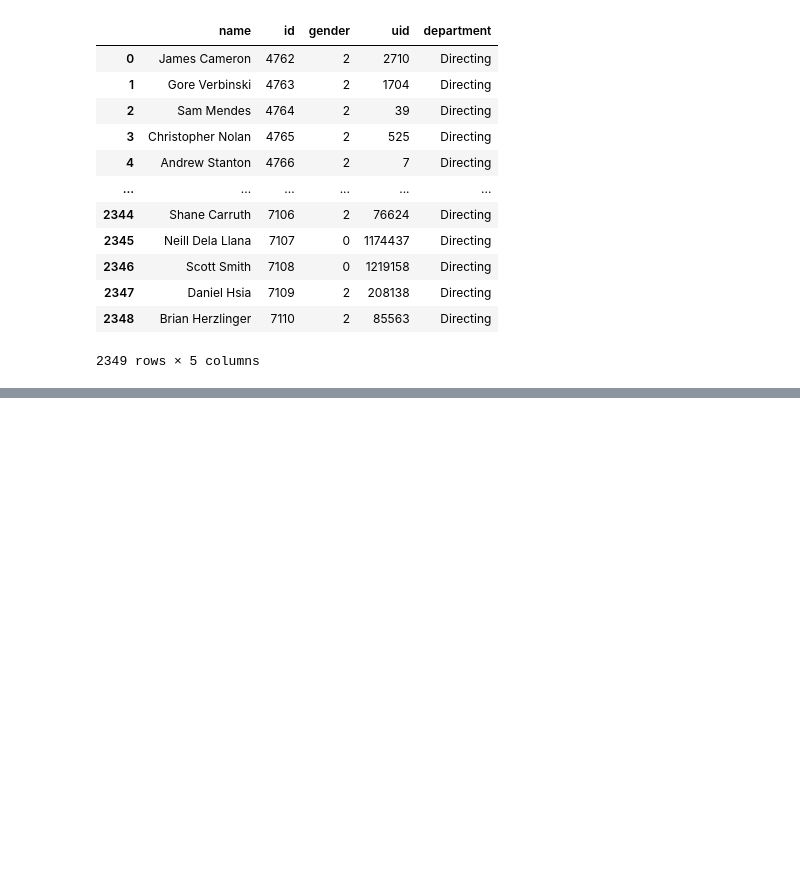
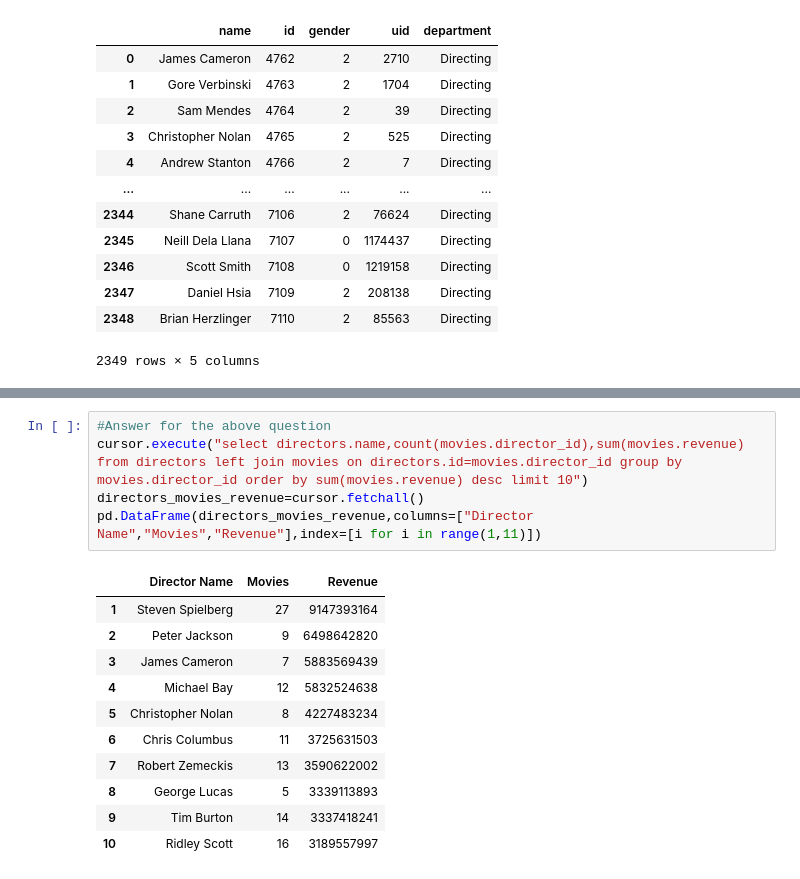
Before and after one commit to Skull-7/Pandas_and_sql_project, a Jupyter notebook: first_project_with_sql_and_Pandas.ipynb, the cells around one changed output, grey strips where cells are left out. Drawn from its saved outputs; the diff is of its cells as text; blank space fills up the shorter version.

```diff
--- a/first_project_with_sql_and_Pandas.ipynb
+++ b/first_project_with_sql_and_Pandas.ipynb
@@ -347,0 +524,17 @@ df[df['director_id']==4801]
+# %%
+#Answer for the above question
+cursor.execute("select directors.name,count(movies.director_id),sum(movies.revenue) from directors left join movies on directors.id=movies.director_id group by movies.director_id order by sum(movies.revenue) desc limit 10")
+directors_movies_revenue=cursor.fetchall()
+pd.DataFrame(directors_movies_revenue,columns=["Director Name","Movies","Revenue"],index=[i for i in range(1,11)])
+# %% [output]
+|  | Director Name | Movies | Revenue |
+| 1 | Steven Spielberg | 27 | 9147393164 |
+| 2 | Peter Jackson | 9 | 6498642820 |
+| 3 | James Cameron | 7 | 5883569439 |
+| 4 | Michael Bay | 12 | 5832524638 |
+| 5 | Christopher Nolan | 8 | 4227483234 |
+| 6 | Chris Columbus | 11 | 3725631503 |
+| 7 | Robert Zemeckis | 13 | 3590622002 |
+| 8 | George Lucas | 5 | 3339113893 |
+| 9 | Tim Burton | 14 | 3337418241 |
+| 10 | Ridley Scott | 16 | 3189557997 |
```
Also changed, not shown: parts of 79 cells of this notebook.
